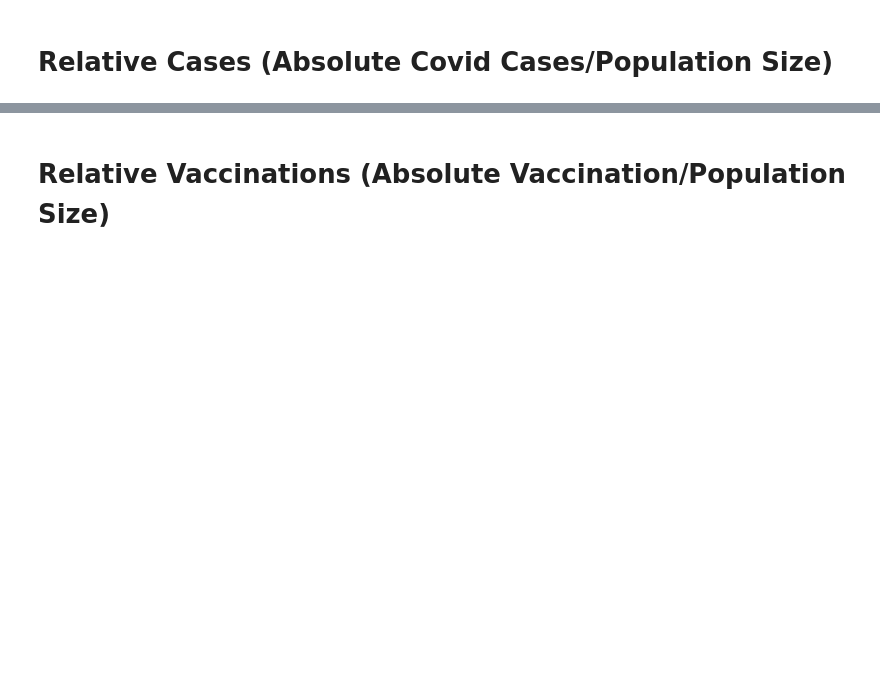
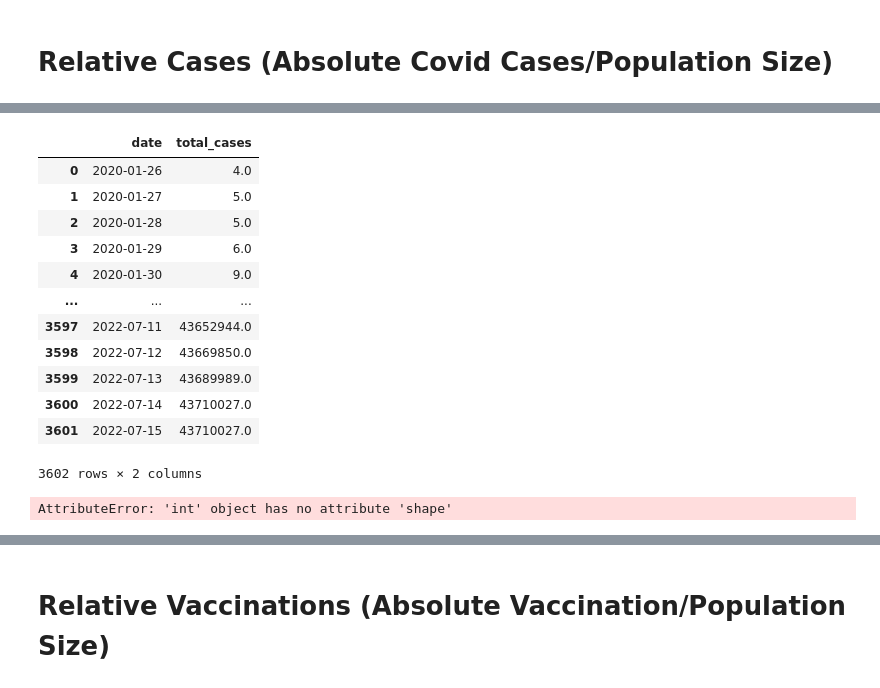
Before and after one commit to rshn1994/Enterprise_Data_Science, a Jupyter notebook: Final_project_delivery/Covid_Dashboard.ipynb, the cells around one changed output, grey strips where cells are left out. Cells and saved outputs as stored; diff of their text form; code cells hidden in the pictures; blank space fills up the shorter version.

```diff
--- a/Final_project_delivery/Covid_Dashboard.ipynb
+++ b/Final_project_delivery/Covid_Dashboard.ipynb
@@ -26,3 +26,14 @@ json_object_cases=json.loads(data_cases.content)
 
 #Dumping all data from json into a variable:
 json_object_vax=json.loads(data_Vax.content)
+# %%
+country_list = [
+    'AUS',
+    'USA',
+    'ESP',
+    'IND'
+]
+for each in country_list:
+    cases_country_data = json_object_cases[each]['data'][:]
+    pop=json_object_cases[each]['population']
+    print(pop)
@@ -28,0 +45,11 @@ json_object_vax=json.loads(data_Vax.content)
+# %%
+#create an empty dictionary
+dict_from_list = {}
+
+# for loop to convert list of dict
+# to dict of list
+for item in json_object_vax:
+	name = item['iso_code']
+	dict_from_list[name] = item
+
+dict_from_list['AUS']['data']
@@ -68,0 +153,30 @@ df.head()
+# %%
+
+full_list=[]
+for each in country_list:
+    country=each
+    for pos,each_dict in enumerate (json_object_cases[country]['data'][:]):
+        full_list.append(each_dict)
+
+df_huge=pd.DataFrame(full_list)
+df_huge.drop(df_huge.iloc[:,2:], axis=1, inplace=True)
+df_huge
+# %% [output]
+|  | date | total_cases |
+| 0 | 2020-01-26 | 4.0 |
+| 1 | 2020-01-27 | 5.0 |
+| 2 | 2020-01-28 | 5.0 |
+| 3 | 2020-01-29 | 6.0 |
+| 4 | 2020-01-30 | 9.0 |
+| ... | ... | ... |
+| 3597 | 2022-07-11 | 43652944.0 |
+| 3598 | 2022-07-12 | 43669850.0 |
+| 3599 | 2022-07-13 | 43689989.0 |
+| 3600 | 2022-07-14 | 43710027.0 |
+| 3601 | 2022-07-15 | 43710027.0 |
+3602 rows × 2 columns
+# %%
+df_huge=df_huge.shape[0]
+df_huge
+# %% [output]
+AttributeError: 'int' object has no attribute 'shape'
```
Also changed, not shown: parts of 15 cells of this notebook, 2 other files.
